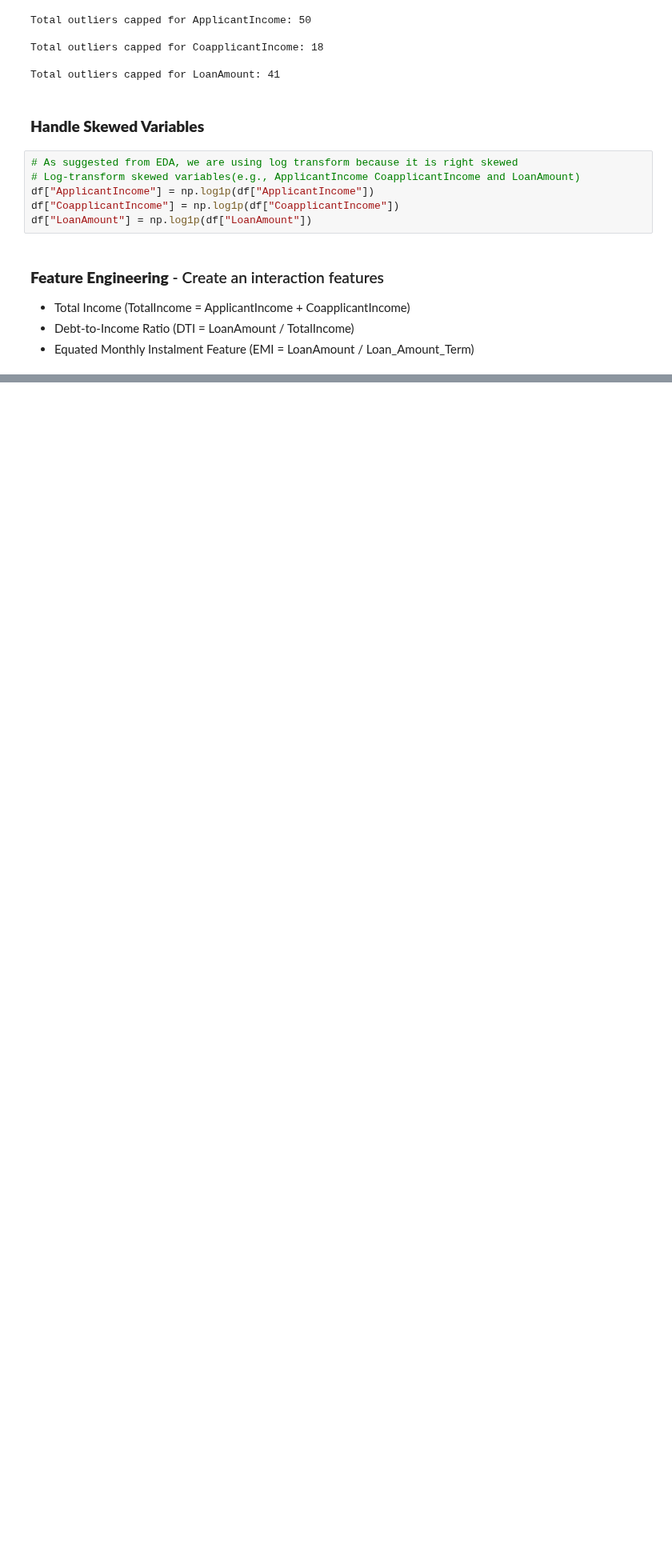
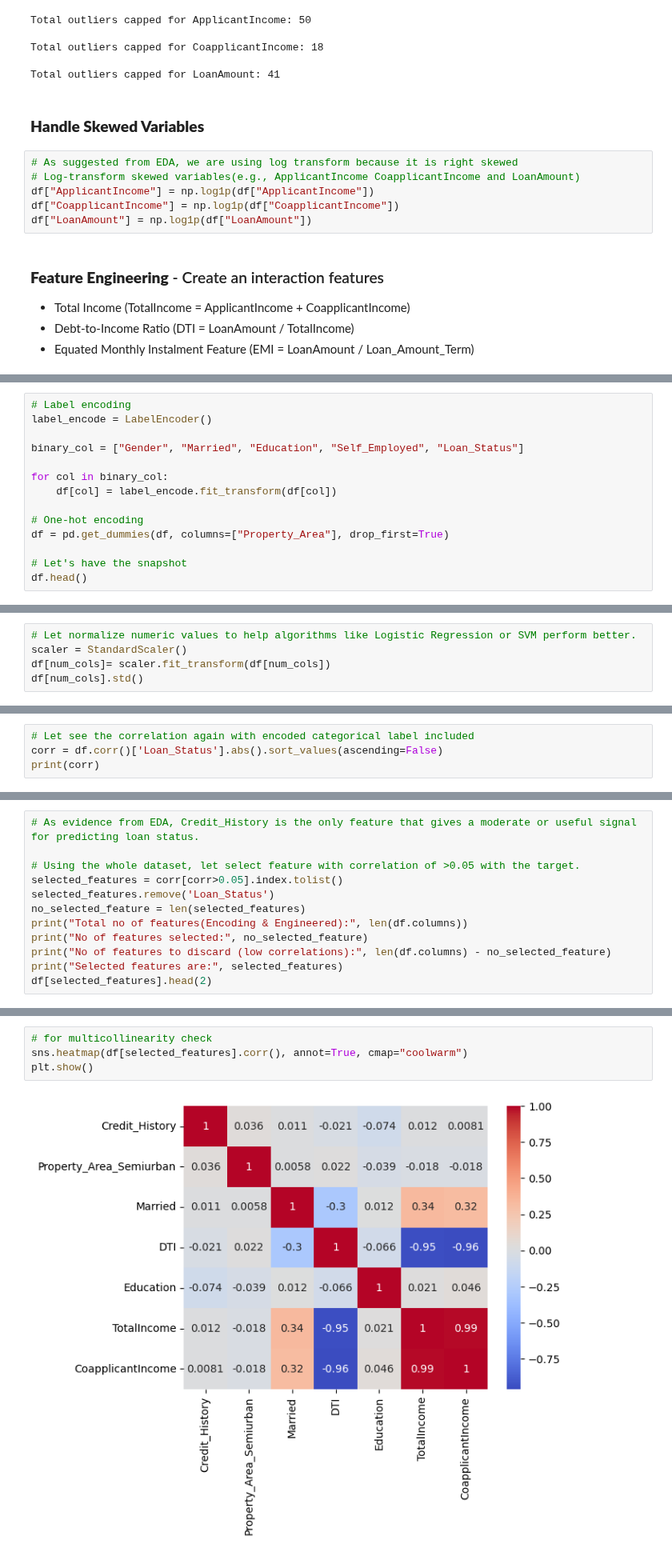
Before and after one commit to Olajcodes/abioye_olajide_tasks, a Jupyter notebook: week_eleven/task25/preprocessing.ipynb, the cells around one changed output, grey strips where cells are left out. Shown at 80% size. Saved outputs shown, nothing was run; the diff lists cells and outputs as text; blank space fills up the shorter version.

```diff
--- a/week_eleven/task25/preprocessing.ipynb
+++ b/week_eleven/task25/preprocessing.ipynb
@@ -166,0 +189,14 @@ df["EMI"] = df["LoanAmount"] / df["Loan_Amount_Term"]
+# %%
+# Label encoding
+label_encode = LabelEncoder()
+
+binary_col = ["Gender", "Married", "Education", "Self_Employed", "Loan_Status"]
+
+for col in binary_col:
+    df[col] = label_encode.fit_transform(df[col])
+
+# One-hot encoding
+df = pd.get_dummies(df, columns=["Property_Area"], drop_first=True)
+
+# Let's have the snapshot
+df.head()
@@ -166,0 +219,5 @@ df["EMI"] = df["LoanAmount"] / df["Loan_Amount_Term"]
+# %%
+# Let normalize numeric values to help algorithms like Logistic Regression or SVM perform better.
+scaler = StandardScaler()
+df[num_cols]= scaler.fit_transform(df[num_cols])
+df[num_cols].std()
@@ -166,0 +248,4 @@ df["EMI"] = df["LoanAmount"] / df["Loan_Amount_Term"]
+# %%
+# Let see the correlation again with encoded categorical label included
+corr = df.corr()['Loan_Status'].abs().sort_values(ascending=False)
+print(corr)
@@ -166,0 +270,12 @@ df["EMI"] = df["LoanAmount"] / df["Loan_Amount_Term"]
+# %%
+# As evidence from EDA, Credit_History is the only feature that gives a moderate or useful signal for predicting loan status.
+
+# Using the whole dataset, let select feature with correlation of >0.05 with the target.
+selected_features = corr[corr>0.05].index.tolist()
+selected_features.remove('Loan_Status')
+no_selected_feature = len(selected_features)
+print("Total no of features(Encoding & Engineered):", len(df.columns))
+print("No of features selected:", no_selected_feature)
+print("No of features to discard (low correlations):", len(df.columns) - no_selected_feature)
+print("Selected features are:", selected_features)
+df[selected_features].head(2)
@@ -166,0 +291,6 @@ df["EMI"] = df["LoanAmount"] / df["Loan_Amount_Term"]
+# %%
+# for multicollinearity check
+sns.heatmap(df[selected_features].corr(), annot=True, cmap="coolwarm")
+plt.show()
+# %% [output]
+[figure, added]
```
Also changed, not shown: parts of 13 cells of this notebook, 1 other file.
